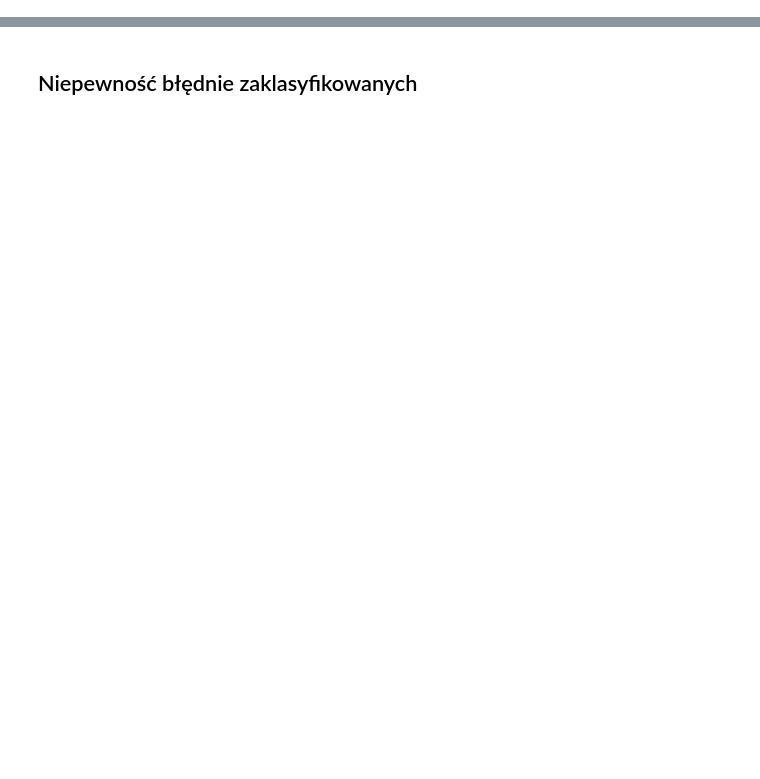
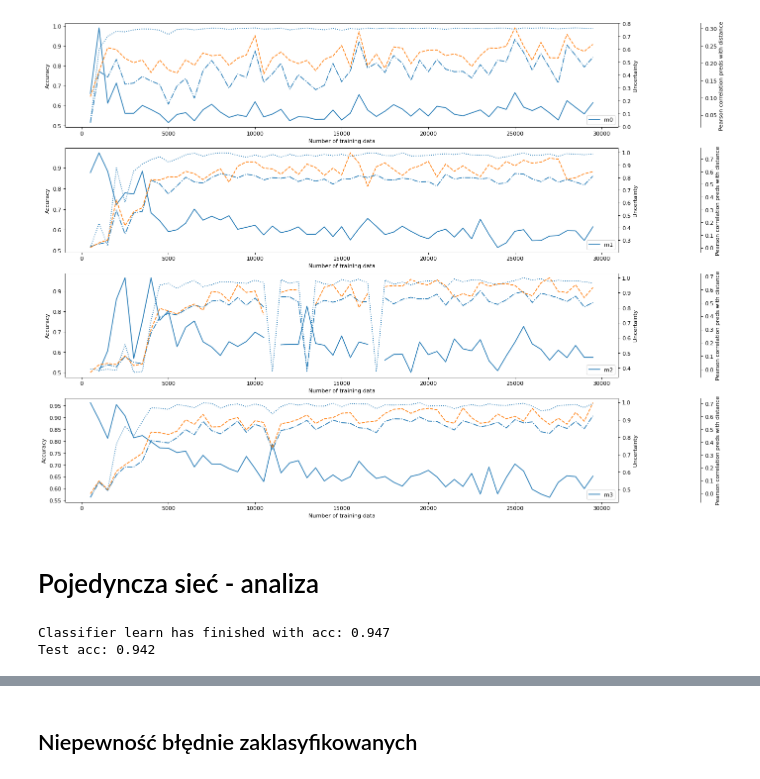
Before and after one commit to JohnnyWasilewski/Contextuality-classification-with-uncertainty-estimation, a Jupyter notebook: acc_unc.ipynb, the cells around one changed output, grey strips where cells are left out. Drawn from its saved outputs; the diff is of its cells as text; code cells hidden in the pictures; blank space fills up the shorter version.

```diff
--- a/acc_unc.ipynb
+++ b/acc_unc.ipynb
@@ -31,0 +114,27 @@ Test acc: 0.844
+# %%
+plt.figure(figsize=(18, 16), dpi=80)
+num=len(results)
+for i in range(num):
+    ax1 = plt.subplot(num,1,i+1)
+    ax2 = ax1.twinx()
+    ax3 = ax1.twinx()
+    ax1.set_xlabel('Number of training data')
+    ax1.set_ylabel('Accuracy')
+    ax2.set_ylabel('Uncertainty')
+    ax3.set_ylabel('Pearson correlation preds with distance')
+    ax1.grid(False)
+    ax2.grid(False)
+    ax3.grid(False)
+    ax3.spines.right.set_position(("axes", 1.15))
+    #ax4 = ax1.twinx()
+    #ax4.set_ylabel('Pearson correlation DO with distance')
+    #ax4.spines.right.set_position(("axes", 1.25))
+
+    ax1.plot(range(500, 30000, 500), [elem[3][1] for elem in results[i]], label = 'm' + str(i), linestyle='dotted')
+    ax2.plot(range(500, 30000, 500), list(map(entropy, np.array(results, dtype=object)[i][:, 0]/100)), label = 'm' + str(i))
+    ax2.legend(loc=4)
+    ax3.plot(range(500, 30000, 500), [-pearsonr(a,b)[0] for a,b in zip([k[5] for k in results[i]], [k[4][-2] for k in results[i]])], label = 'm' + str(i), linestyle='dashdot')
+    ax3.plot(range(500, 30000, 500), [pearsonr(a,b)[0] for a,b in zip([k[5] for k in results[i]], [k[4][0] for k in results[i]])],label = 'm' + str(i), linestyle='dashed')
+#plt.set_title("Accuracy and Uncertainty vs number of training data in Dropout MCMC")
+# %% [output]
+[figure, added]
@@ -32,3 +161,5 @@ Test acc: 0.844
+# %% [markdown]
+# Pojedyncza sieć - analiza
 # %%
 def plot_histograms(arr, idx, arr2=None):
     if arr2 is None:
@@ -41,3 +172,27 @@ def plot_histograms(arr, idx, arr2=None):
         ax2.hist(arr)
         ax3.hist(arr2[idx])
         ax4.hist(arr2)
+# %%
+num=10000
+batch_size = 200
+test_num=20000
+model = generate_mlp(20, [64,32,2])
+device='cuda:0'
+data_loader_train, data_loader_test, data_loader_train_r, data_loader_test_r = dl.get_dataloaders(num, batch_size)
+contextual_data_loader = dl.get_dataloaders_c(test_num, batch_size)
+
+classifier = m.Classifier(data_loader_train, data_loader_test, model, device)
+accuracies = classifier.train_and_eval()
+preds = classifier.pred(contextual_data_loader)
+dropout_var, dropout_mean, dropout_raw_var = unc.get_preds_dropout(contextual_data_loader, classifier.model, device)
+laplace_var, laplace_mean = unc.get_preds_laplace(data_loader_train, contextual_data_loader, classifier.model, device)
+dists=[]
+for X, y in contextual_data_loader:
+    dists.extend([dl.projection_distance(x.numpy()) for x in X])
+def entropy(x):
+    return x*np.log2(x) + (1-x)*np.log2(1-x)
+
+values = [preds, entropy(preds), laplace_mean, entropy(laplace_mean), dropout_mean, entropy(dropout_mean), laplace_var, dropout_var, dropout_raw_var]
+# %% [output]
+Classifier learn has finished with acc: 0.947
+Test acc: 0.942
```
Also changed, not shown: parts of 37 cells of this notebook, 4 other files.
